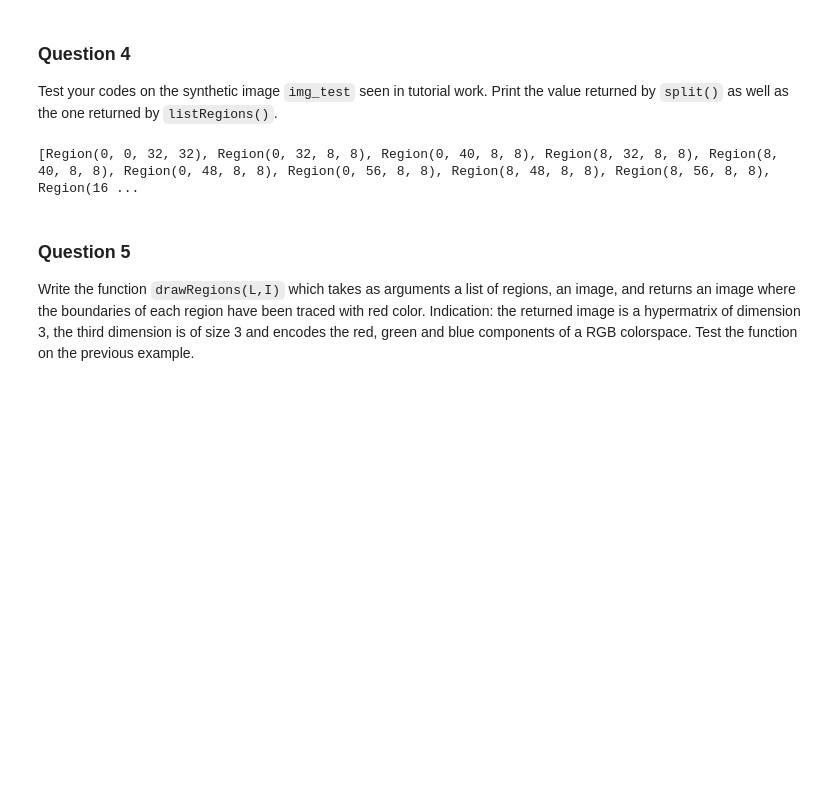
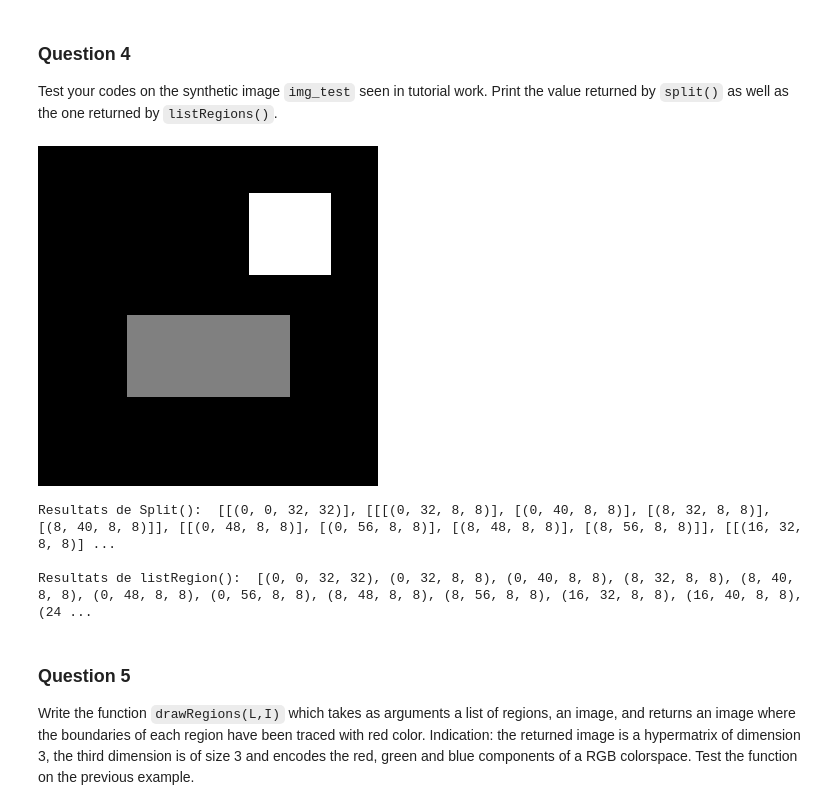
Before and after one commit to White-On/BIMA_Notebook, a Jupyter notebook: TME8.ipynb, the cells around one changed output. Drawn from its saved outputs; the diff is of its cells as text; code cells hidden in the pictures; blank space fills up the shorter version.

````diff
--- a/TME8.ipynb
+++ b/TME8.ipynb
@@ -132,10 +98,11 @@ Array*Block*... -> bool
 ```
 that returns True if the standard deviation of image ``I`` computed in region ``B`` is greater than the first value of argument ``*args`` (it can be accessed simply by ``*args[0]``).
 # %%
-def predsplit(I,reg:Region,*args):
+def predsplit(I,reg,*args):
     """ Array*Block*... -> bool
     """
-    return reg.getRegionValue(I).std() > args[0]
+    x, y, n, m = reg
+    return I[x:x+n, y:y+m].std() > args[0]
 # %% [markdown]
 ### Question 3
 Write the function ``listRegions()`` which applies a depth-first search on the quadtree given as parameter, and returns the list of the leaves of the quadtree.
@@ -143,18 +110,41 @@ Write the function ``listRegions()`` which applies a depth-first search on the q
 Some recalls about lists in Python;
  - Initialization: `L = []` (empty list)
  - Add a element `a` into a list `L`: `L.append(a)`
-# %%
-def listRegions(L):
-    """ QuadTree -> list[Block]
-    """
-    return L.listRegions()
+# %%
+def listRegions(L):
+    """ QuadTree -> list[Block]
+    """
+    R = []
+    if len(L) == 1:      # si l'élément est de taille 1, alors c'est une feuille
+        R.append(L[0])
+    else:                # dans le cas contraire on cherche plus profond dans notre arbre
+        R.extend(listRegions(L[0]))
+        R.extend(listRegions(L[1]))
+        R.extend(listRegions(L[2]))
+        R.extend(listRegions(L[3]))
+
+    return R
 # %% [markdown]
 ### Question 4
 Test your codes on the synthetic image ``img_test`` seen in tutorial work. Print the value returned by ``split()`` as well as the one returned by ``listRegions()``.
-# %%
-print(split(img_test,Region(0,0,img_test.shape[0],img_test.shape[1]),predsplit,10).listRegions())
-# %% [output]
-[Region(0, 0, 32, 32), Region(0, 32, 8, 8), Region(0, 40, 8, 8), Region(8, 32, 8, 8), Region(8, 40, 8, 8), Region(0, 48, 8, 8), Region(0, 56, 8, 8), Region(8, 48, 8, 8), Region(8, 56, 8, 8), Region(16 ...
+# %%
+img_test = np.zeros((64, 64))+ 50
+img_test[32:48,32:48] += 50
+img_test[32:48,16:32] += 50
+img_test[8:24,40:56] += 100
+imshow(img_test)
+
+r = (0,0,img_test.shape[0],img_test.shape[1])
+resSplit = split(img_test,r,predsplit,0)
+listOfRegions = listRegions(resSplit)
+
+print("Resultats de Split(): ",resSplit,"\n")
+print("Resultats de listRegion(): ",listOfRegions)
+# %% [output]
+[figure, added]
+Resultats de Split():  [[(0, 0, 32, 32)], [[[(0, 32, 8, 8)], [(0, 40, 8, 8)], [(8, 32, 8, 8)], [(8, 40, 8, 8)]], [[(0, 48, 8, 8)], [(0, 56, 8, 8)], [(8, 48, 8, 8)], [(8, 56, 8, 8)]], [[(16, 32, 8, 8)] ...
+
+Resultats de listRegion():  [(0, 0, 32, 32), (0, 32, 8, 8), (0, 40, 8, 8), (8, 32, 8, 8), (8, 40, 8, 8), (0, 48, 8, 8), (0, 56, 8, 8), (8, 48, 8, 8), (8, 56, 8, 8), (16, 32, 8, 8), (16, 40, 8, 8), (24 ...
 # %% [markdown]
 ### Question 5
 Write the function ```drawRegions(L,I)``` which takes as arguments a list of regions, an image, and returns an image  where the boundaries of each region have been traced with red color. Indication: the returned image is a hypermatrix of dimension 3, the third dimension is of size 3 and encodes the red, green and blue components of a RGB colorspace. Test the function on the previous example.
````
Also changed, not shown: parts of 51 cells of this notebook.
